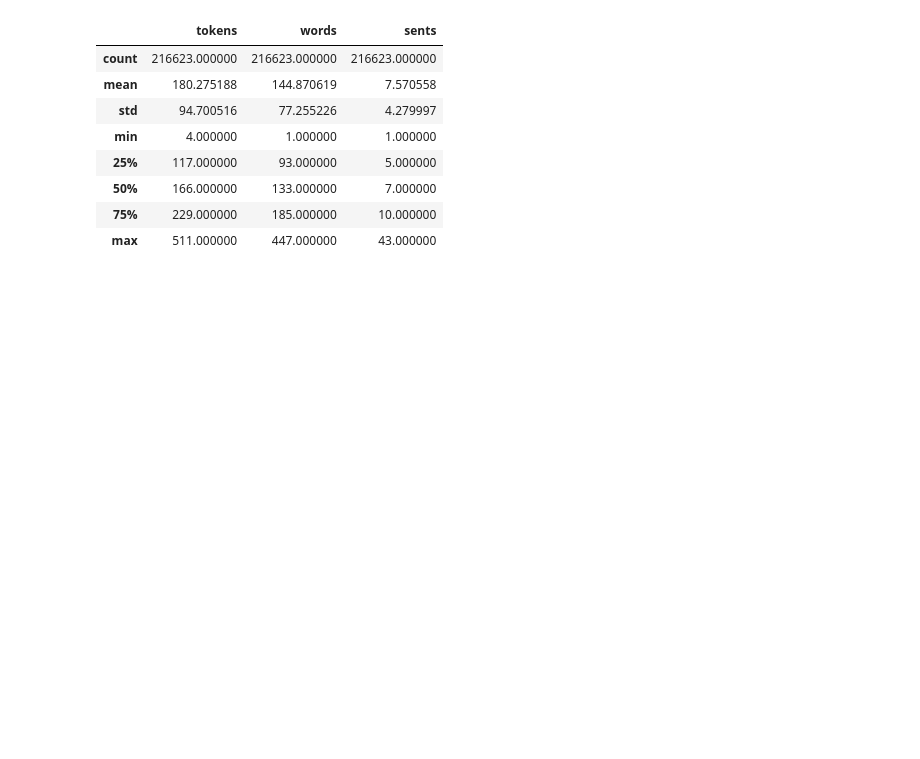
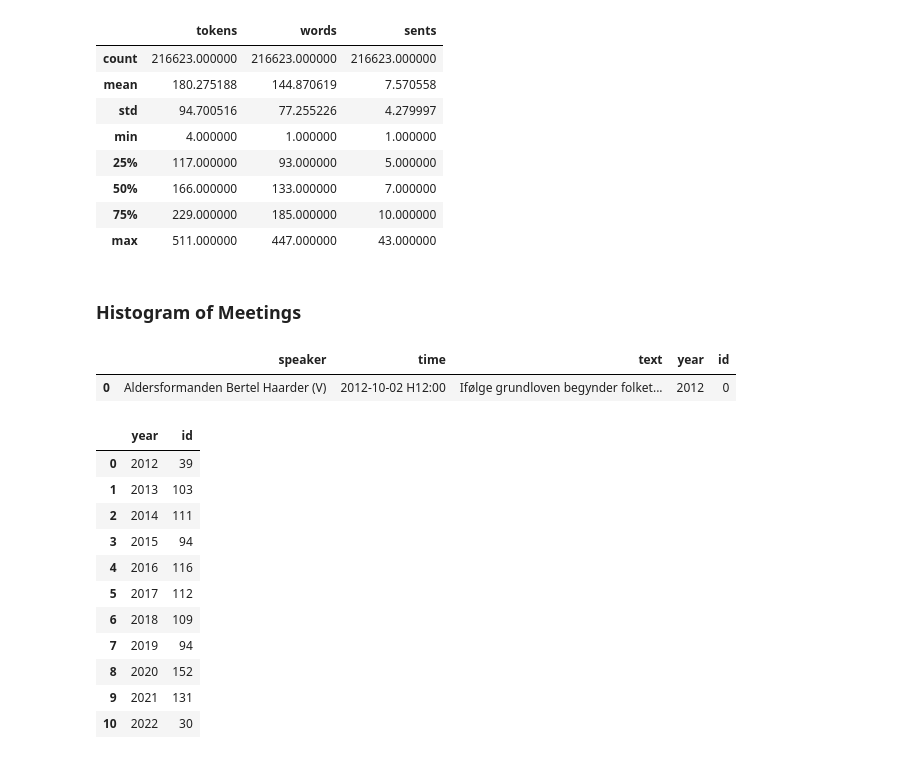
Before and after one commit to jonahank/Vote-Prediction-Model, a Jupyter notebook: data_collection/meetings/process_data.ipynb, the cells around one changed output. Saved outputs shown, nothing was run; the diff lists cells and outputs as text; code cells hidden in the pictures; blank space fills up the shorter version.

```diff
--- a/data_collection/meetings/process_data.ipynb
+++ b/data_collection/meetings/process_data.ipynb
@@ -421,3 +421,5 @@ df_t[df_t["tokens"]<512].describe()
 | 50% | 166.000000 | 133.000000 | 7.000000 |
 | 75% | 229.000000 | 185.000000 | 10.000000 |
 | max | 511.000000 | 447.000000 | 43.000000 |
+# %% [markdown]
+### Histogram of Meetings
@@ -423,0 +430,23 @@ df_t[df_t["tokens"]<512].describe()
+# %%
+df["id"] = df["time"].astype('category')
+df["id"] = df["id"].cat.codes
+df.head(1)
+# %% [output]
+|  | speaker | time | text | year | id |
+| 0 | Aldersformanden Bertel Haarder (V) | 2012-10-02 H12:00 | Ifølge grundloven begynder folket... | 2012 | 0 |
+# %%
+data = df.groupby(["year"]).nunique()["id"].reset_index()
+data
+# %% [output]
+|  | year | id |
+| 0 | 2012 | 39 |
+| 1 | 2013 | 103 |
+| 2 | 2014 | 111 |
+| 3 | 2015 | 94 |
+| 4 | 2016 | 116 |
+| 5 | 2017 | 112 |
+| 6 | 2018 | 109 |
+| 7 | 2019 | 94 |
+| 8 | 2020 | 152 |
+| 9 | 2021 | 131 |
+| 10 | 2022 | 30 |
```
Also changed, not shown: parts of 2 cells of this notebook, 1 other file.
